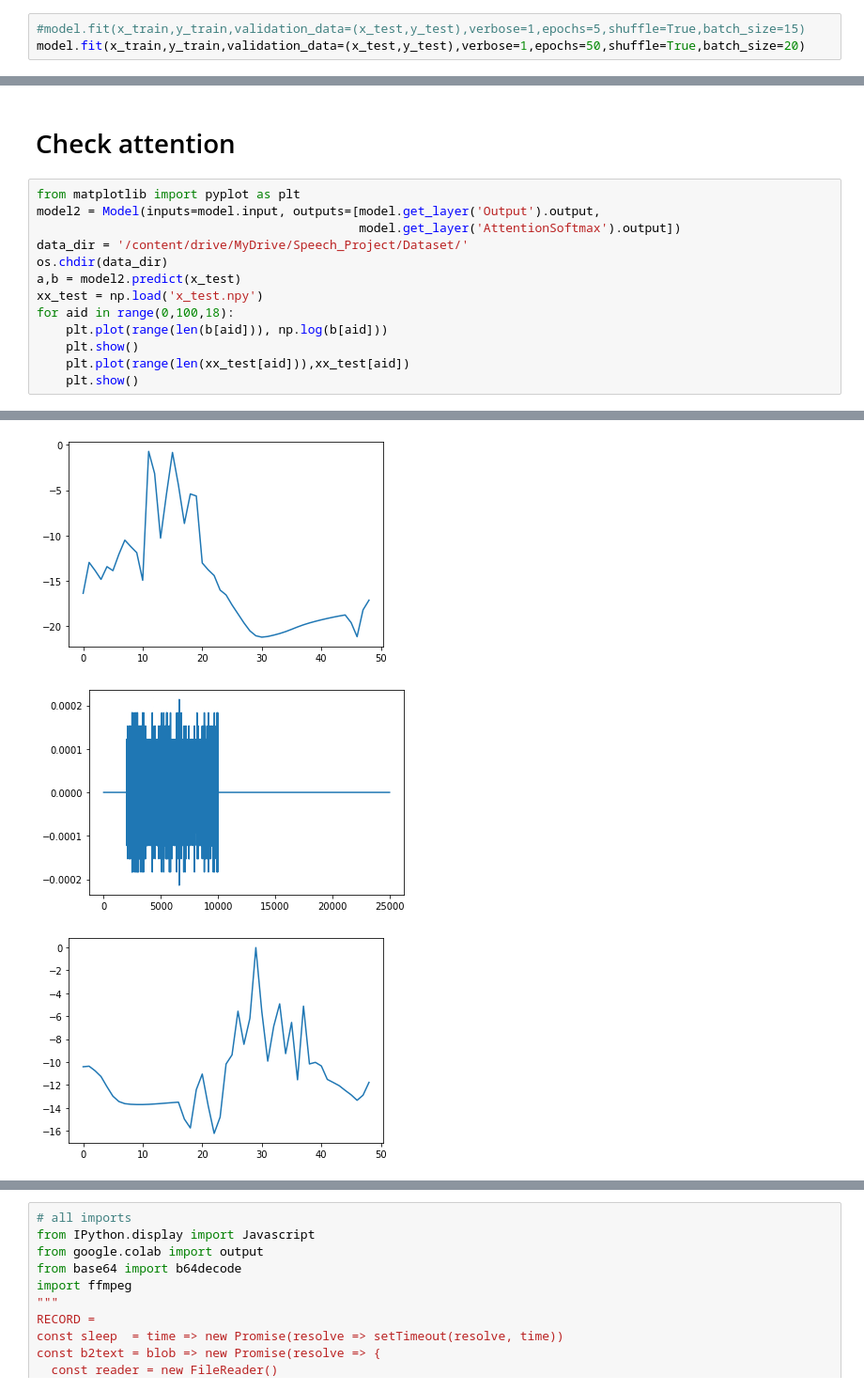
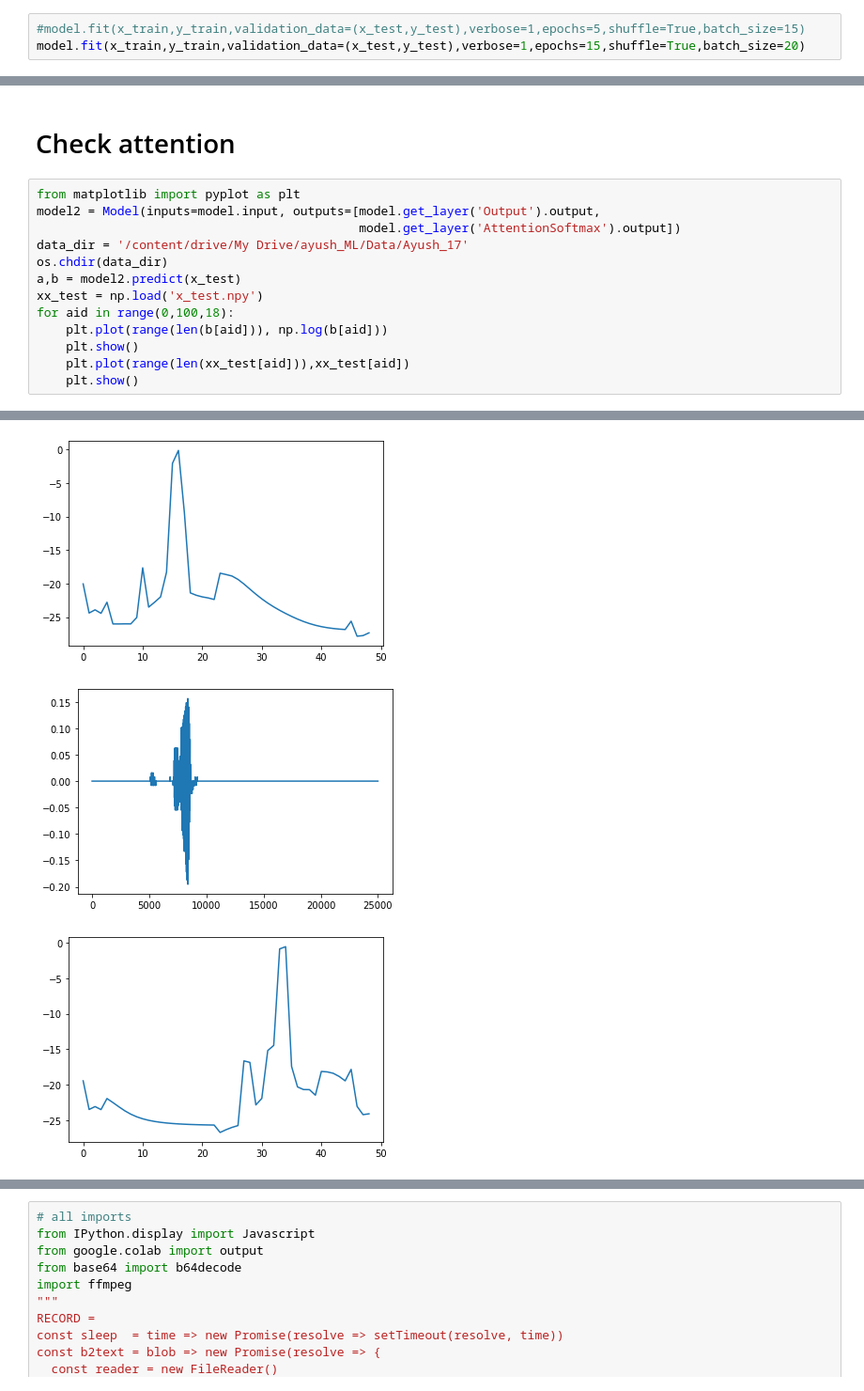
Before and after one commit to satyam463/Speech_Project, a Jupyter notebook: Speech_Command_Attention_Model.ipynb, the cells around one changed output, grey strips where cells are left out. Shown at 94% size. Cells and saved outputs as stored; diff of their text form.

```diff
--- a/Speech_Command_Attention_Model.ipynb
+++ b/Speech_Command_Attention_Model.ipynb
@@ -218,5 +218,5 @@ ________________________________________________________________________________
 # Train Model
 # %%
 #model.fit(x_train,y_train,validation_data=(x_test,y_test),verbose=1,epochs=5,shuffle=True,batch_size=15)
-model.fit(x_train,y_train,validation_data=(x_test,y_test),verbose=1,epochs=50,shuffle=True,batch_size=20)
+model.fit(x_train,y_train,validation_data=(x_test,y_test),verbose=1,epochs=15,shuffle=True,batch_size=20)
 # %% [output]
@@ -250,7 +250,7 @@ model.save('model.h5')
 from matplotlib import pyplot as plt
 model2 = Model(inputs=model.input, outputs=[model.get_layer('Output').output,
                                             model.get_layer('AttentionSoftmax').output])
-data_dir = '/content/drive/MyDrive/Speech_Project/Dataset/'
+data_dir = '/content/drive/My Drive/ayush_ML/Data/Ayush_17'
 os.chdir(data_dir)
 a,b = model2.predict(x_test)
 xx_test = np.load('x_test.npy')
@@ -271,3 +271,3 @@ for aid in range(0,100,18):
-[figure, old version]
+[figure, new version]
-[figure, old version]
+[figure, new version]
-[figure, old version]
+[figure, new version]
```
Also changed, not shown: parts of 3 cells of this notebook.
